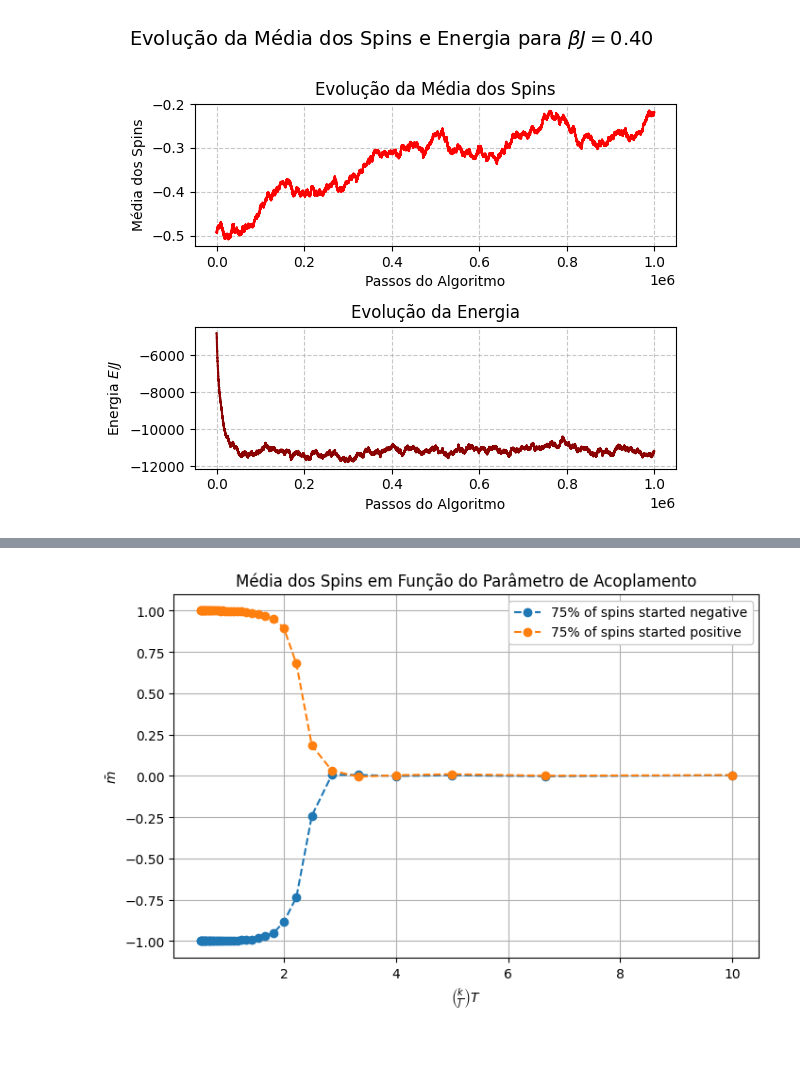
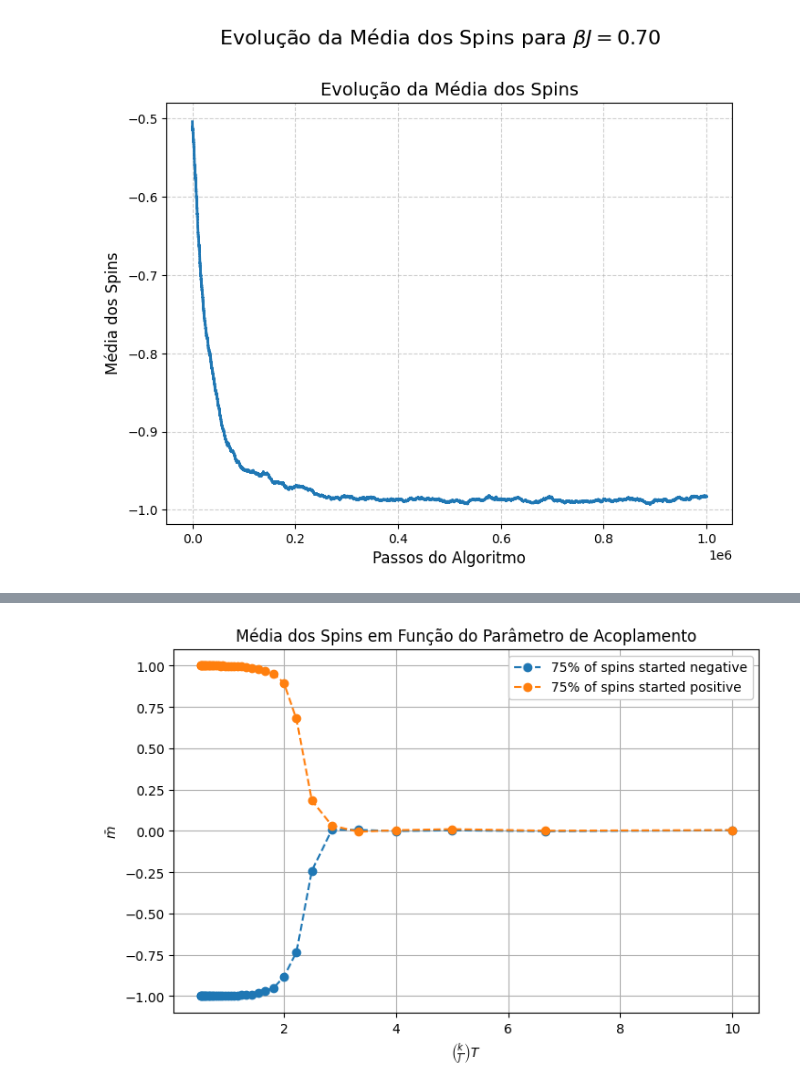
Before and after one commit to matheusmeteoro/saturn, a Jupyter notebook: modelodeising/isingmodel.ipynb, the cells around one changed output, grey strips where cells are left out. Cells and saved outputs as stored; diff of their text form; code cells hidden in the pictures; blank space fills up the shorter version.

```diff
--- a/modelodeising/isingmodel.ipynb
+++ b/modelodeising/isingmodel.ipynb
@@ -152,41 +152,28 @@ def metropolis(spin_arr, times, BJ, energy):
 
     return net_spins, net_energy
 # %%
-bj = 0.4
+bj = 0.7
 
 spins, energies = metropolis(lattice_n, 1000000, bj, get_energy(lattice_n))
 # %%
-#À esquerda: A média dos spins (spins/N**2) ao longo dos passos do algoritmo, o que pode representar a evolução do magnetismo médio no sistema.
-#À direita: A energia do sistema (energies) ao longo dos passos do algoritmo.
+import matplotlib.pyplot as plt
 
-# Cores e estilos
-line_color1 = 'red'  # Cor para o gráfico da média dos spins
-line_color2 = 'darkred'  # Cor para o gráfico da energia
+# Definições de cores e estilos
+line_color = '#1f77b4'  # Azul escuro para o gráfico da média dos spins
 line_style = '-'  # Estilo da linha
-line_width = 1.5  # Largura da linha
+line_width = 2  # Largura da linha
 
-# Criação dos gráficos empilhados verticalmente
-fig, axes = plt.subplots(2, 1, figsize=(6, 5), tight_layout=True)
-
-# Gráfico da média dos spins
-ax = axes[0]
-ax.plot(spins / N**2, color=line_color1, linestyle=line_style, linewidth=line_width)
-ax.set_xlabel('Passos do Algoritmo', fontsize=10)
-ax.set_ylabel('Média dos Spins', fontsize=10)
-ax.grid(True, linestyle='--', alpha=0.7)  # Grid mais leve e estilizado
-ax.set_title('Evolução da Média dos Spins', fontsize=12)
-
-# Gráfico da energia
-ax = axes[1]
-ax.plot(energies, color=line_color2, linestyle=line_style, linewidth=line_width)
-ax.set_xlabel('Passos do Algoritmo', fontsize=10)
-ax.set_ylabel('Energia $E/J$', fontsize=10)
-ax.grid(True, linestyle='--', alpha=0.7)  # Grid mais leve e estilizado
-ax.set_title('Evolução da Energia', fontsize=12)
+# Criação do gráfico da média dos spins
+plt.figure(figsize=(8, 6))
+plt.plot(spins / N**2, color=line_color, linestyle=line_style, linewidth=line_width)
+plt.xlabel('Passos do Algoritmo', fontsize=12)
+plt.ylabel('Média dos Spins', fontsize=12)
+plt.title('Evolução da Média dos Spins', fontsize=14)
+plt.grid(True, linestyle='--', alpha=0.6)  # Grid mais sutil
 
 # Adiciona o título com o valor de βJ formatado
-fig.suptitle(r'Evolução da Média dos Spins e Energia para $\beta J=$' + f'{bj:.2f}', y=1, fontsize=14)
+plt.suptitle(r'Evolução da Média dos Spins para $\beta J=$' + f'{bj:.2f}', y=1.02, fontsize=16)
 
 plt.show()
 # %% [output]
-[figure, old version]
+[figure, new version]
```
Also changed, not shown: parts of 12 cells of this notebook, 1 other file.
